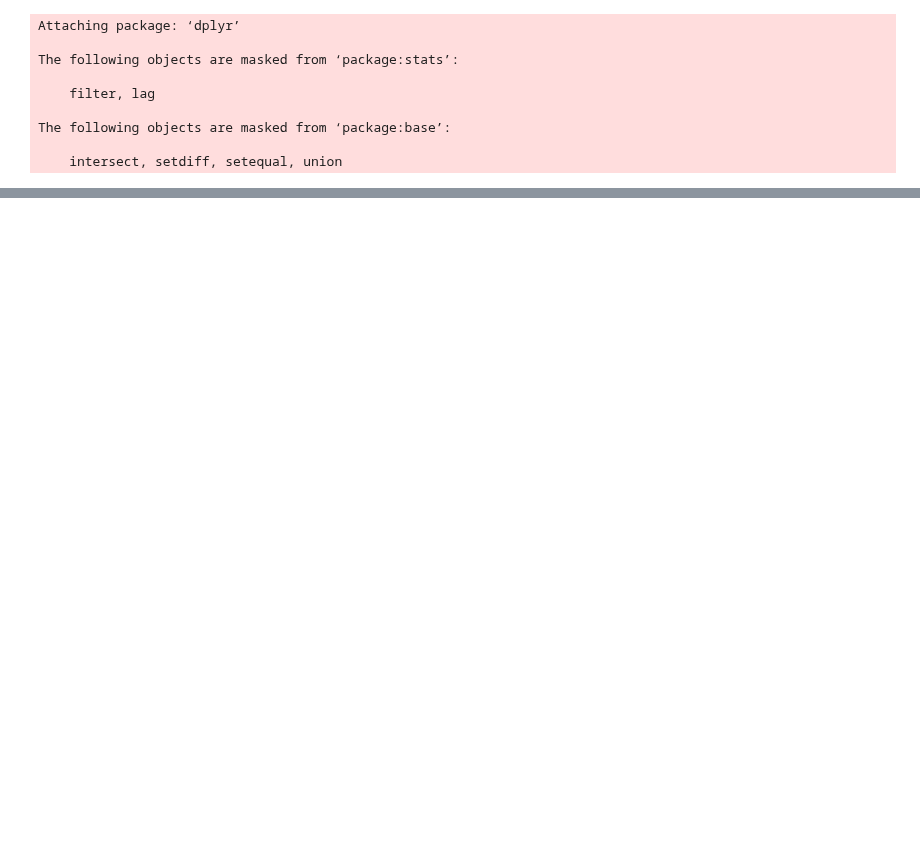
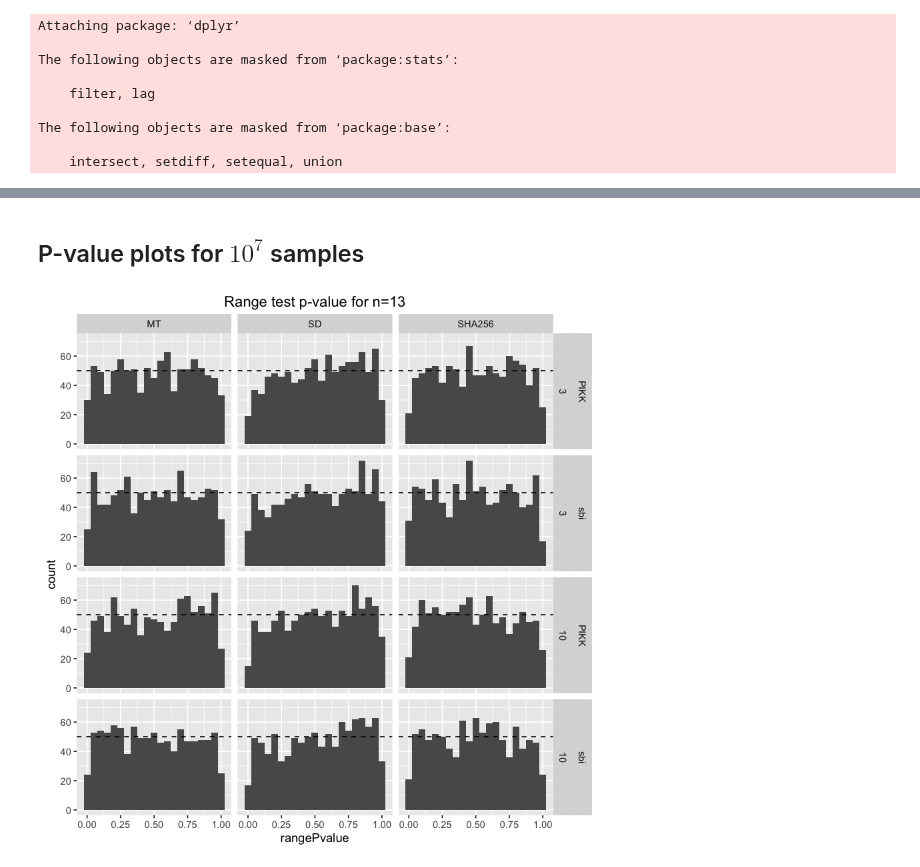
Before and after one commit to kellieotto/prngs-and-permutations, a Jupyter notebook: Code/frequencySimulations/results/thousandseed_results.ipynb, the cells around one changed output, grey strips where cells are left out. Drawn from its saved outputs; the diff is of its cells as text; code cells hidden in the pictures; blank space fills up the shorter version.

```diff
--- a/Code/frequencySimulations/results/thousandseed_results.ipynb
+++ b/Code/frequencySimulations/results/thousandseed_results.ipynb
@@ -56,0 +115,13 @@ str(res)
+# %% [markdown]
+## P-value plots for $10^7$ samples
+# %%
+res %>%
+    filter(PopSize == 13) %>%
+    filter(reps == 1e7) %>%
+    ggplot(aes(rangePvalue)) +
+    geom_histogram(binwidth=0.05) +
+    facet_grid(SampleSize+algorithm~PRNG) +
+    ggtitle("Range test p-value for n=13") +
+    geom_hline(yintercept = 1000*0.05, linetype = "dashed")
+# %% [output]
+[figure, added]
```
Also changed, not shown: parts of 14 cells of this notebook.
